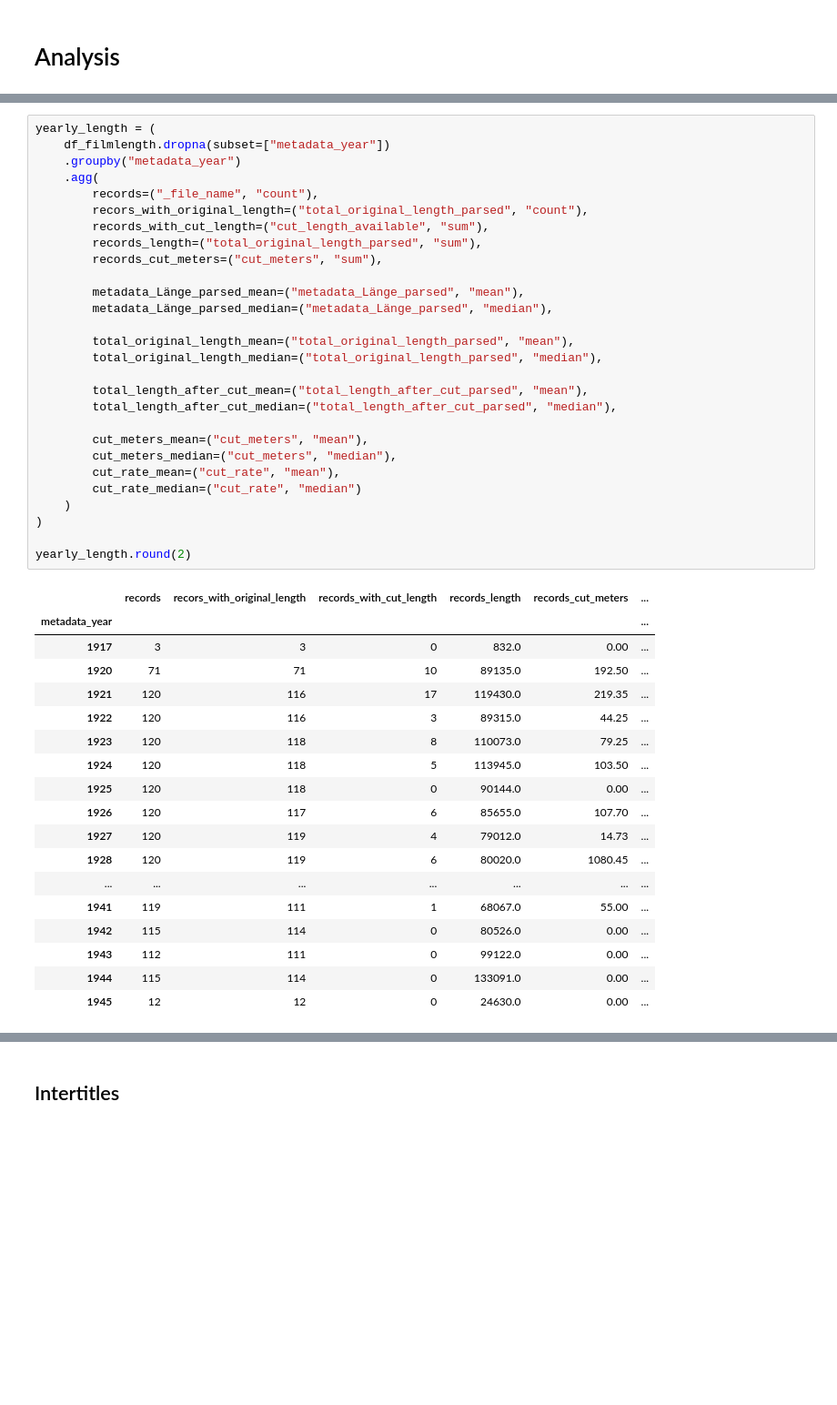
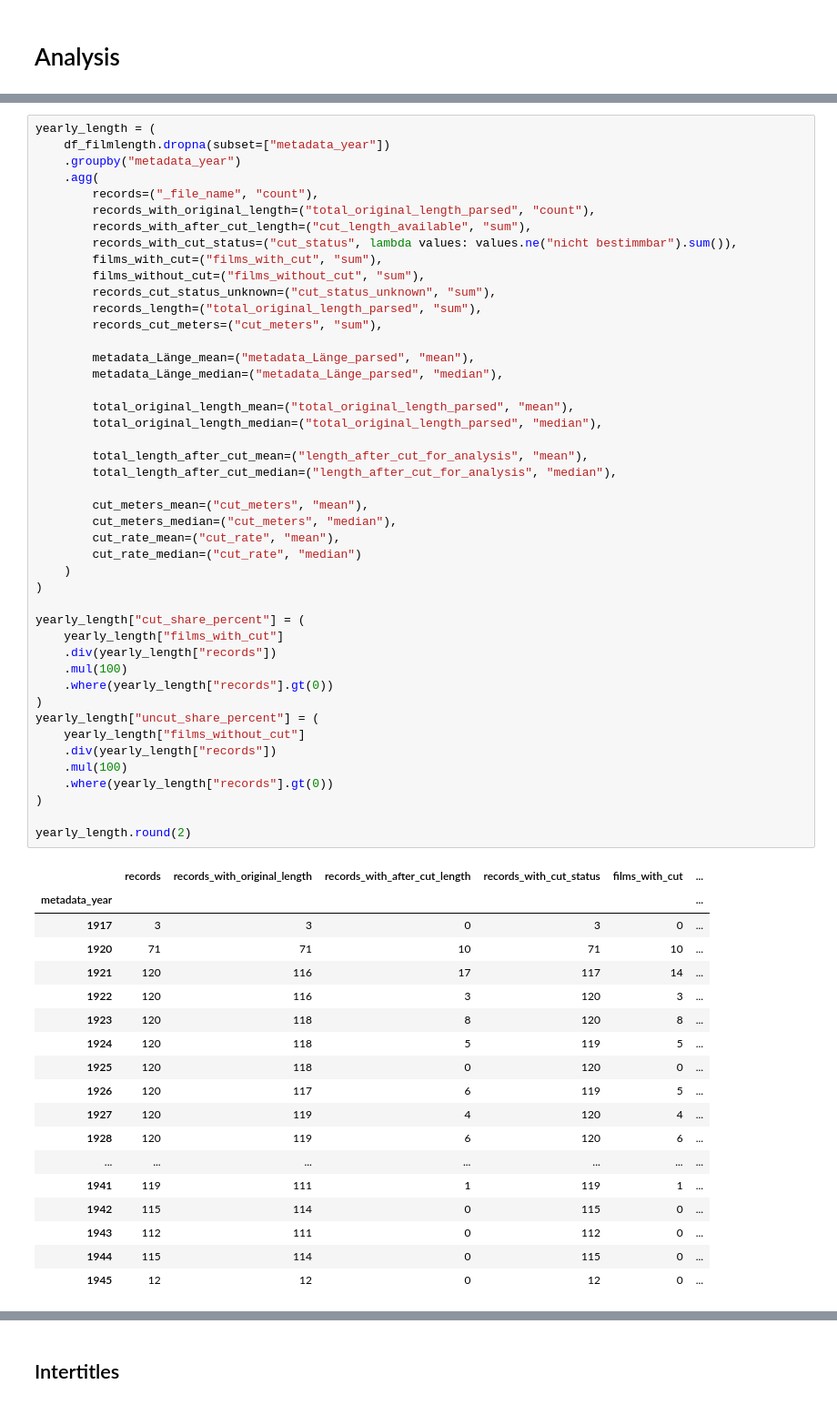
Before and after one commit to codemitdjango/german-film-censorship, a Jupyter notebook: src/analysis/content_analysis.ipynb, the cells around one changed output, grey strips where cells are left out. Shown at 91% size. Drawn from its saved outputs; the diff is of its cells as text; blank space fills up the shorter version.

Commit message:
worked a lot on lengths & cuts

```diff
--- a/src/analysis/content_analysis.ipynb
+++ b/src/analysis/content_analysis.ipynb
@@ -451,47 +511,64 @@ df_filmlength
 # %%
 yearly_length = (
     df_filmlength.dropna(subset=["metadata_year"])
     .groupby("metadata_year")
     .agg(
         records=("_file_name", "count"),
-        recors_with_original_length=("total_original_length_parsed", "count"),
-        records_with_cut_length=("cut_length_available", "sum"),
+        records_with_original_length=("total_original_length_parsed", "count"),
+        records_with_after_cut_length=("cut_length_available", "sum"),
+        records_with_cut_status=("cut_status", lambda values: values.ne("nicht bestimmbar").sum()),
+        films_with_cut=("films_with_cut", "sum"),
+        films_without_cut=("films_without_cut", "sum"),
+        records_cut_status_unknown=("cut_status_unknown", "sum"),
         records_length=("total_original_length_parsed", "sum"),
         records_cut_meters=("cut_meters", "sum"),
 
-        metadata_Länge_parsed_mean=("metadata_Länge_parsed", "mean"),
-        metadata_Länge_parsed_median=("metadata_Länge_parsed", "median"),
+        metadata_Länge_mean=("metadata_Länge_parsed", "mean"),
+        metadata_Länge_median=("metadata_Länge_parsed", "median"),
 
         total_original_length_mean=("total_original_length_parsed", "mean"),
         total_original_length_median=("total_original_length_parsed", "median"),
 
-        total_length_after_cut_mean=("total_length_after_cut_parsed", "mean"),
-        total_length_after_cut_median=("total_length_after_cut_parsed", "median"),
+        total_length_after_cut_mean=("length_after_cut_for_analysis", "mean"),
+        total_length_after_cut_median=("length_after_cut_for_analysis", "median"),
 
         cut_meters_mean=("cut_meters", "mean"),
         cut_meters_median=("cut_meters", "median"),
         cut_rate_mean=("cut_rate", "mean"),
         cut_rate_median=("cut_rate", "median")
     )
 )
 
+yearly_length["cut_share_percent"] = (
+    yearly_length["films_with_cut"]
+    .div(yearly_length["records"])
+    .mul(100)
+    .where(yearly_length["records"].gt(0))
+)
+yearly_length["uncut_share_percent"] = (
+    yearly_length["films_without_cut"]
+    .div(yearly_length["records"])
+    .mul(100)
+    .where(yearly_length["records"].gt(0))
+)
+
 yearly_length.round(2)
 # %% [output]
-|  | records | recors_with_original_length | records_with_cut_length | records_length | records_cut_meters | ... |
+|  | records | records_with_original_length | records_with_after_cut_length | records_with_cut_status | films_with_cut | ... |
 | metadata_year |  |  |  |  |  | ... |
-| 1917 | 3 | 3 | 0 | 832.0 | 0.00 | ... |
-| 1920 | 71 | 71 | 10 | 89135.0 | 192.50 | ... |
-| 1921 | 120 | 116 | 17 | 119430.0 | 219.35 | ... |
-| 1922 | 120 | 116 | 3 | 89315.0 | 44.25 | ... |
-| 1923 | 120 | 118 | 8 | 110073.0 | 79.25 | ... |
-| 1924 | 120 | 118 | 5 | 113945.0 | 103.50 | ... |
-| 1925 | 120 | 118 | 0 | 90144.0 | 0.00 | ... |
-| 1926 | 120 | 117 | 6 | 85655.0 | 107.70 | ... |
-| 1927 | 120 | 119 | 4 | 79012.0 | 14.73 | ... |
-| 1928 | 120 | 119 | 6 | 80020.0 | 1080.45 | ... |
+| 1917 | 3 | 3 | 0 | 3 | 0 | ... |
+| 1920 | 71 | 71 | 10 | 71 | 10 | ... |
+| 1921 | 120 | 116 | 17 | 117 | 14 | ... |
+| 1922 | 120 | 116 | 3 | 120 | 3 | ... |
+| 1923 | 120 | 118 | 8 | 120 | 8 | ... |
+| 1924 | 120 | 118 | 5 | 119 | 5 | ... |
+| 1925 | 120 | 118 | 0 | 120 | 0 | ... |
+| 1926 | 120 | 117 | 6 | 119 | 5 | ... |
+| 1927 | 120 | 119 | 4 | 120 | 4 | ... |
+| 1928 | 120 | 119 | 6 | 120 | 6 | ... |
 | ... | ... | ... | ... | ... | ... | ... |
-| 1941 | 119 | 111 | 1 | 68067.0 | 55.00 | ... |
-| 1942 | 115 | 114 | 0 | 80526.0 | 0.00 | ... |
-| 1943 | 112 | 111 | 0 | 99122.0 | 0.00 | ... |
-| 1944 | 115 | 114 | 0 | 133091.0 | 0.00 | ... |
-| 1945 | 12 | 12 | 0 | 24630.0 | 0.00 | ... |
+| 1941 | 119 | 111 | 1 | 119 | 1 | ... |
+| 1942 | 115 | 114 | 0 | 115 | 0 | ... |
+| 1943 | 112 | 111 | 0 | 112 | 0 | ... |
+| 1944 | 115 | 114 | 0 | 115 | 0 | ... |
+| 1945 | 12 | 12 | 0 | 12 | 0 | ... |
```
Also changed, not shown: parts of 20 cells of this notebook.
